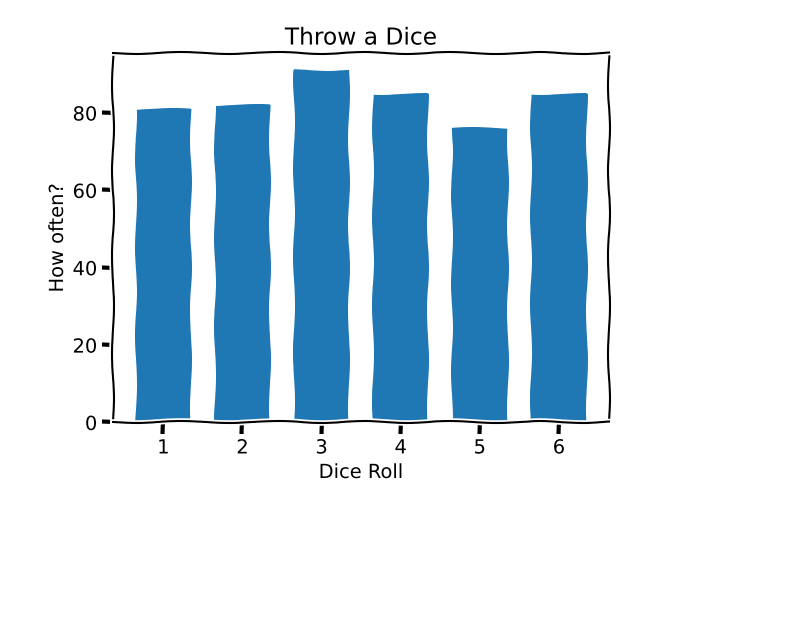
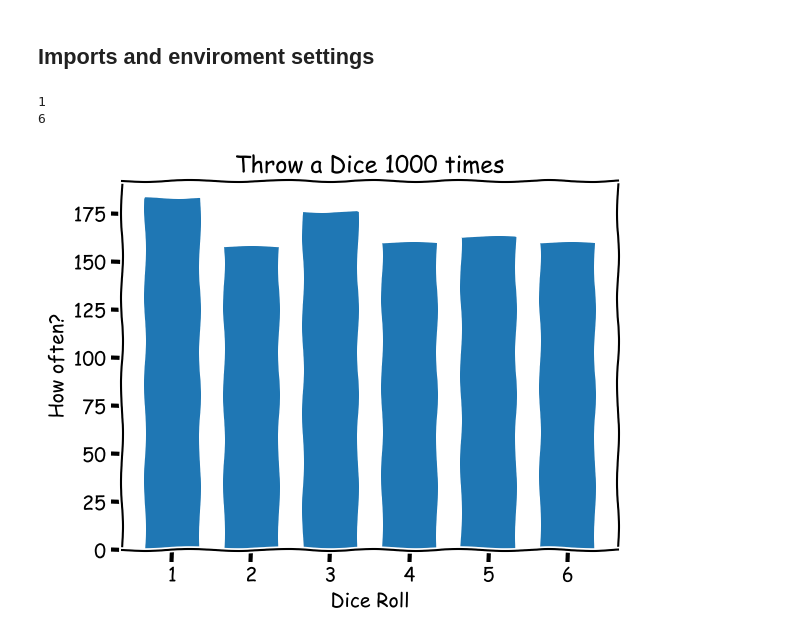
Before and after one commit to mathcomics/statistics, a Jupyter notebook: notebooks/histograms.ipynb, the cells around one changed output. Saved outputs shown, nothing was run; the diff lists cells and outputs as text; code cells hidden in the pictures; blank space fills up the shorter version.

```diff
--- a/notebooks/histograms.ipynb
+++ b/notebooks/histograms.ipynb
@@ -1,25 +1,34 @@
+# %% [markdown]
+## Imports and enviroment settings
+# %%
+import matplotlib.pyplot as plt
+import numpy as np
+import matplotlib as mpl
+
+plt.xkcd()
+mpl.rcParams["font.family"] = ["Comic Sans MS"]
 # %%
 # prompt: plot results of throws of dice
-import matplotlib.pyplot as plt
-import numpy as np
-import matplotlib as mpl
 
 sides = 6
-rolls = np.random.randint(1, sides + 1, 500)
-bins = np.arange(0, sides + 1) + 0.5
-plt.xkcd()
-mpl.rcParams["font.family"] = ["DejaVu Sans"]
+throws = 1000
+rolls = np.random.randint(1, sides + 1, throws)
+minx = rolls.min()
+maxx = rolls.max()
+bins = np.arange(minx, maxx + 2) - 0.5
 
 # Create a figure and axes
 fig, ax = plt.subplots()
 ax.hist(rolls, bins=bins, rwidth=0.7)
 
 # Set the title and axes labels
-ax.set_title("Throw a Dice")
+ax.set_title(f"Throw a Dice {throws} times")
 ax.set_xlabel("Dice Roll")
 ax.set_ylabel("How often?")
 
 # Add a legend and show the plot
 plt.show()
 # %% [output]
+1
+6
-[figure, old version]
+[figure, new version]
```
Also changed, not shown: parts of 3 cells of this notebook.
